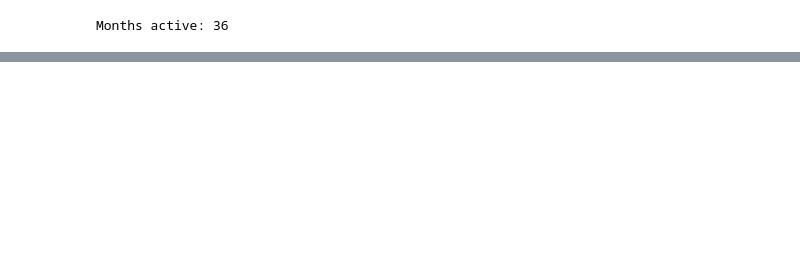
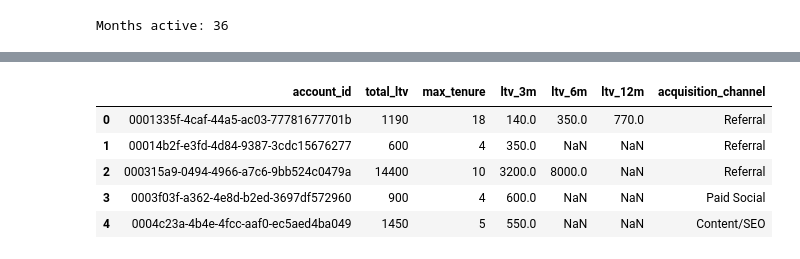
Before and after one commit to abhiprd/saas_gtm_analytics, a Jupyter notebook: notebooks/exploration/ltv_data_exploration.ipynb, the cells around one changed output, grey strips where cells are left out. Drawn from its saved outputs; the diff is of its cells as text; code cells hidden in the pictures; blank space fills up the shorter version.

```diff
--- a/notebooks/exploration/ltv_data_exploration.ipynb
+++ b/notebooks/exploration/ltv_data_exploration.ipynb
@@ -116,0 +232,4 @@ Status: Retained (Flat)
+# %%
+# Combine LTV with tenure information
+customer_summary = customer_ltv_df.merge(customer_tenure, on='account_id')
+customer_summary.head()
@@ -116,0 +295,16 @@ Status: Retained (Flat)
+# %%
+# Filter to customers who have been around at least 12 months
+customers_with_12m = customer_summary[customer_summary['max_tenure'] >= 12]['account_id']
+
+# Get first 12 months of revenue for those customers only
+first_12_months = revenue_df[
+    (revenue_df['tenure_months'] <= 12) &
+    (revenue_df['account_id'].isin(customers_with_12m))
+]
+
+# Calculate 12-month LTV
+ltv_12m = first_12_months.groupby('account_id')['MRR'].sum().reset_index()
+ltv_12m.columns = ['account_id', 'ltv_12m']
+
+print(f"Customers with 12+ months: {len(customers_with_12m):,}")
+print(f"Average 12-month LTV: ${ltv_12m['ltv_12m'].mean():,.2f}")
@@ -116,0 +314,7 @@ Status: Retained (Flat)
+# %%
+ltv_summary = customer_summary \
+    .merge(ltv_3m, on='account_id', how='left') \
+    .merge(ltv_6m, on='account_id', how='left') \
+    .merge(ltv_12m, on='account_id', how='left')
+
+ltv_summary.head()
@@ -116,0 +383,3 @@ Status: Retained (Flat)
+# %%
+accounts_df = pd.read_csv(os.path.join(SYNTHETIC_DATA_PATH, '01_accounts.csv'))
+accounts_df.head()
@@ -116,0 +393,14 @@ Status: Retained (Flat)
+# %%
+ltv_with_channel = ltv_summary.merge(
+    accounts_df[['account_id', 'acquisition_channel']],
+    on='account_id',
+    how='left')
+
+ltv_with_channel.head()
+# %% [output]
+|  | account_id | total_ltv | max_tenure | ltv_3m | ltv_6m | ltv_12m | acquisition_channel |
+| 0 | 0001335f-4caf-44a5-ac03-77781677701b | 1190 | 18 | 140.0 | 350.0 | 770.0 | Referral |
+| 1 | 00014b2f-e3fd-4d84-9387-3cdc15676277 | 600 | 4 | 350.0 | NaN | NaN | Referral |
+| 2 | 000315a9-0494-4966-a7c6-9bb524c0479a | 14400 | 10 | 3200.0 | 8000.0 | NaN | Referral |
+| 3 | 0003f03f-a362-4e8d-b2ed-3697df572960 | 900 | 4 | 600.0 | NaN | NaN | Paid Social |
+| 4 | 0004c23a-4b4e-4fcc-aaf0-ec5aed4ba049 | 1450 | 5 | 550.0 | NaN | NaN | Content/SEO |
```
Also changed, not shown: parts of 44 cells of this notebook, 6 other files.
